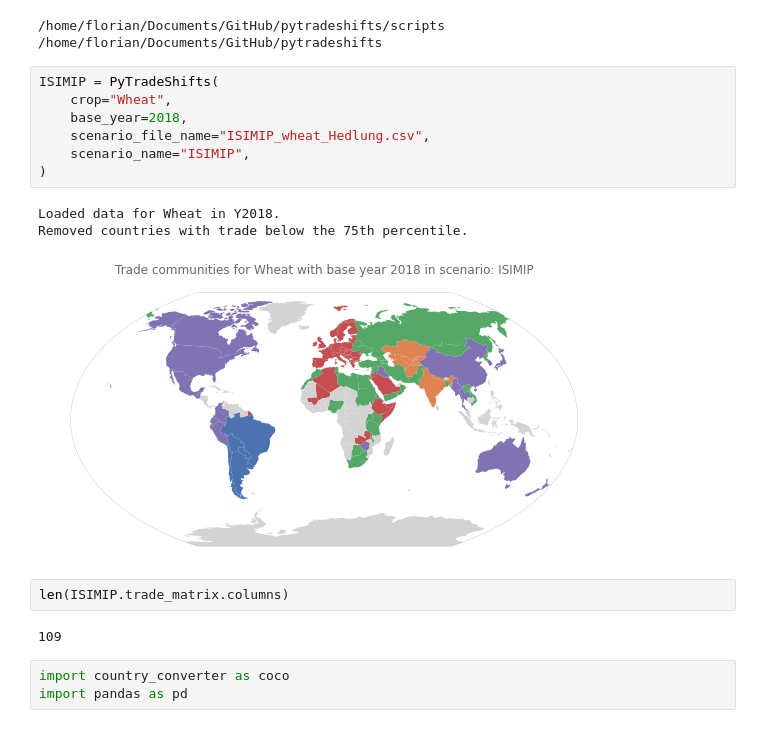
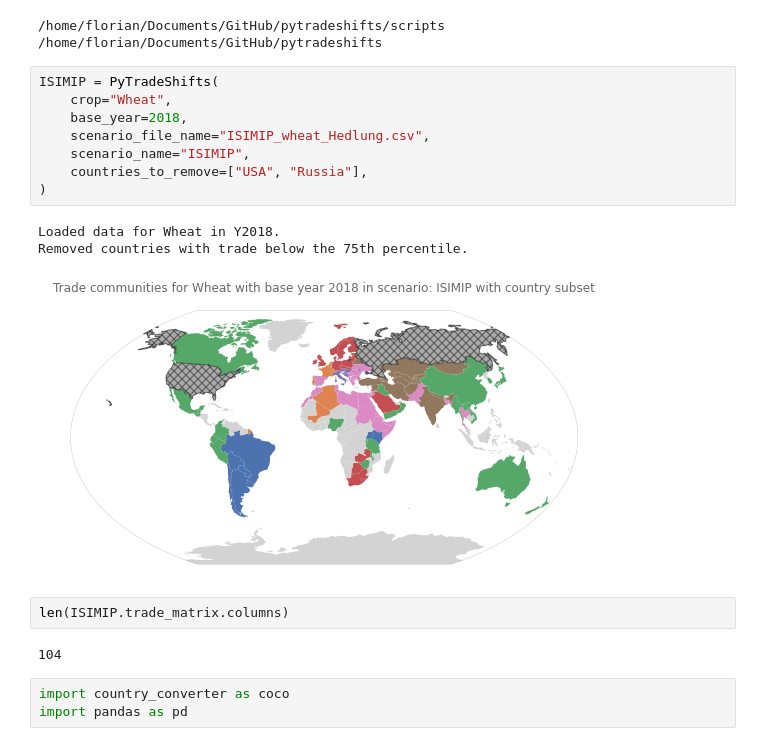
Before and after one commit to lukaszgajewski/pytradeshifts, a Jupyter notebook: scripts/ISIMIP_example.ipynb, the cells around one changed output. Drawn from its saved outputs; the diff is of its cells as text.

Commit message:
Added map shading for removed countries

```diff
--- a/scripts/ISIMIP_example.ipynb
+++ b/scripts/ISIMIP_example.ipynb
@@ -14,18 +14,19 @@ print(os.getcwd())
 # %%
 ISIMIP = PyTradeShifts(
     crop="Wheat",
     base_year=2018,
     scenario_file_name="ISIMIP_wheat_Hedlung.csv",
     scenario_name="ISIMIP",
+    countries_to_remove=["USA", "Russia"],
 )
 # %% [output]
 Loaded data for Wheat in Y2018.
 Removed countries with trade below the 75th percentile.
-[figure, old version]
+[figure, new version]
 # %%
 len(ISIMIP.trade_matrix.columns)
 # %% [output]
-109
+104
 # %%
 import country_converter as coco
 import pandas as pd
```
Also changed, not shown: parts of 3 cells of this notebook, 3 other files.
